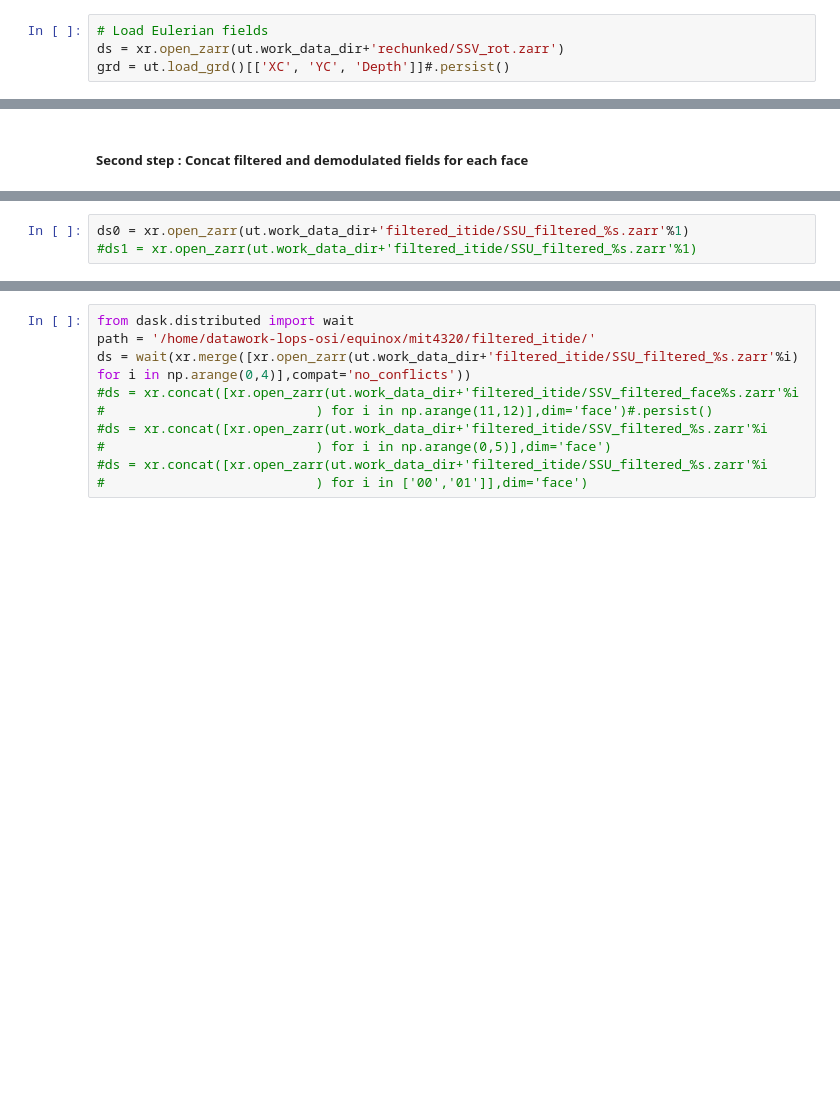
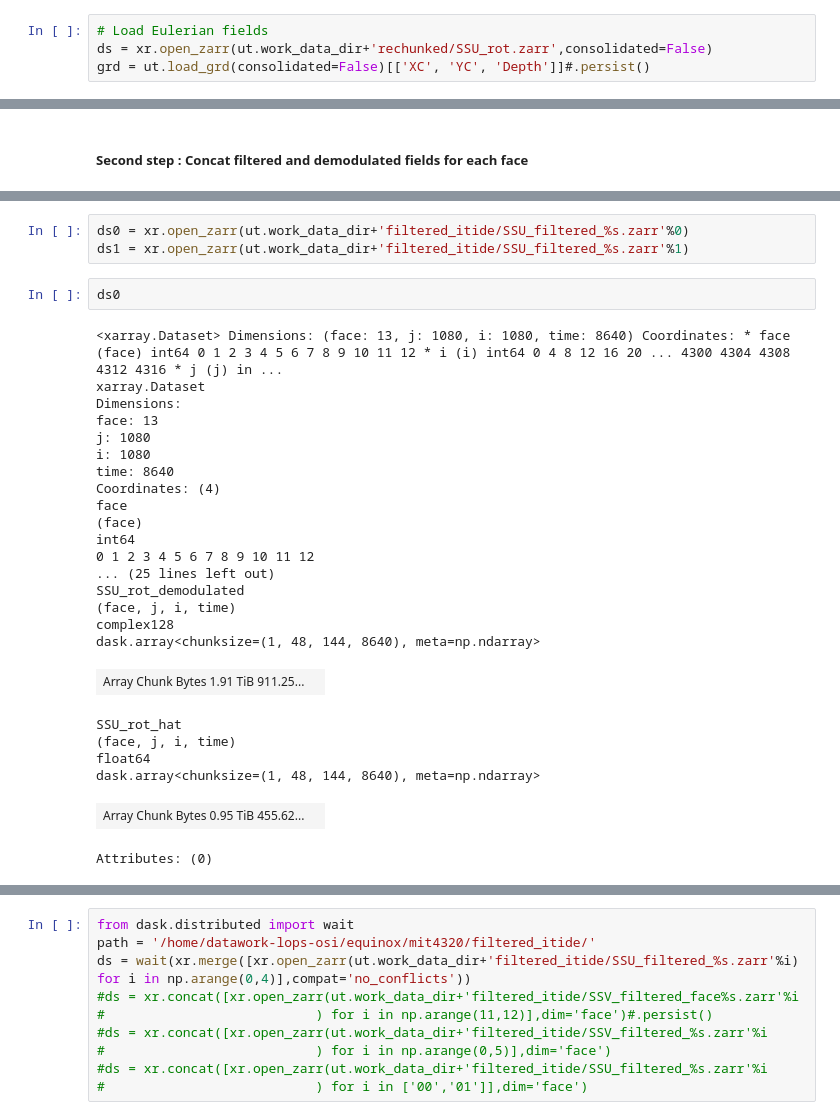
Before and after one commit to zcasparco/equinox_phd, a Jupyter notebook: llc4320/signal_filtering_store.ipynb, the cells around one changed output, grey strips where cells are left out. Saved outputs shown, nothing was run; the diff lists cells and outputs as text; blank space fills up the shorter version.

```diff
--- a/llc4320/signal_filtering_store.ipynb
+++ b/llc4320/signal_filtering_store.ipynb
@@ -74,5 +89,5 @@ def filt(v, h, hilbert=False):
 ##### First step : Filter and demodulate for each face
 # %%
 # Load Eulerian fields
-ds = xr.open_zarr(ut.work_data_dir+'rechunked/SSV_rot.zarr')
-grd = ut.load_grd()[['XC', 'YC', 'Depth']]#.persist()
+ds = xr.open_zarr(ut.work_data_dir+'rechunked/SSU_rot.zarr',consolidated=False)
+grd = ut.load_grd(consolidated=False)[['XC', 'YC', 'Depth']]#.persist()
@@ -225,4 +243,31 @@ client
 # %%
-ds0 = xr.open_zarr(ut.work_data_dir+'filtered_itide/SSU_filtered_%s.zarr'%1)
-#ds1 = xr.open_zarr(ut.work_data_dir+'filtered_itide/SSU_filtered_%s.zarr'%1)
+ds0 = xr.open_zarr(ut.work_data_dir+'filtered_itide/SSU_filtered_%s.zarr'%0)
+ds1 = xr.open_zarr(ut.work_data_dir+'filtered_itide/SSU_filtered_%s.zarr'%1)
+# %%
+ds0
+# %% [output]
+<xarray.Dataset> Dimensions: (face: 13, j: 1080, i: 1080, time: 8640) Coordinates: * face (face) int64 0 1 2 3 4 5 6 7 8 9 10 11 12 * i (i) int64 0 4 8 12 16 20 ... 4300 4304 4308 4312 4316 * j (j) in ...
+xarray.Dataset
+Dimensions:
+face: 13
+j: 1080
+i: 1080
+time: 8640
+Coordinates: (4)
+face
+(face)
+int64
+0 1 2 3 4 5 6 7 8 9 10 11 12
+... (25 lines left out)
+SSU_rot_demodulated
+(face, j, i, time)
+complex128
+dask.array<chunksize=(1, 48, 144, 8640), meta=np.ndarray>
+| Array Chunk Bytes 1.91 TiB 911.25... |  |
+SSU_rot_hat
+(face, j, i, time)
+float64
+dask.array<chunksize=(1, 48, 144, 8640), meta=np.ndarray>
+| Array Chunk Bytes 0.95 TiB 455.62... |  |
+Attributes: (0)
 # %%
```
Also changed, not shown: parts of 11 cells of this notebook, 2 other files.
